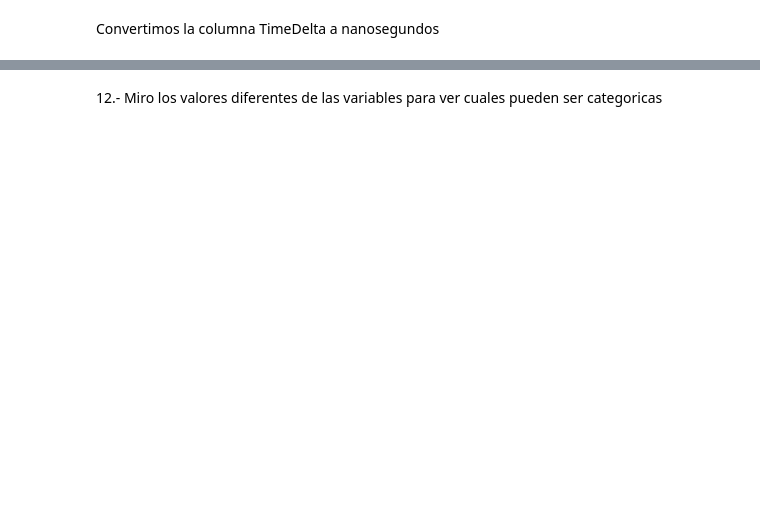
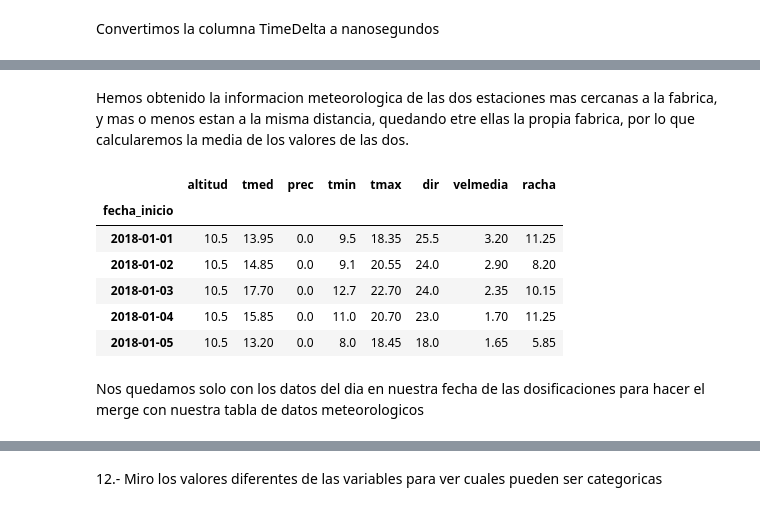
Before and after one commit to joseluiscasado/mcidaen_tfm, a Jupyter notebook: TFM_notebook.ipynb, the cells around one changed output, grey strips where cells are left out. Cells and saved outputs as stored; diff of their text form; code cells hidden in the pictures; blank space fills up the shorter version.

```diff
--- a/TFM_notebook.ipynb
+++ b/TFM_notebook.ipynb
@@ -287,0 +290,16 @@ memory usage: 33.7 MB
+# %% [markdown]
+Hemos obtenido la informacion meteorologica de las dos estaciones mas cercanas a la fabrica, y mas o menos estan a la misma distancia,
+quedando etre ellas la propia fabrica, por lo que calcularemos la media de los valores de las dos.
+# %%
+df_meteo_group = df_meteo.groupby(['fecha_inicio']).mean()
+df_meteo_group.head()
+# %% [output]
+|  | altitud | tmed | prec | tmin | tmax | dir | velmedia | racha |
+| fecha_inicio |  |  |  |  |  |  |  |  |
+| 2018-01-01 | 10.5 | 13.95 | 0.0 | 9.5 | 18.35 | 25.5 | 3.20 | 11.25 |
+| 2018-01-02 | 10.5 | 14.85 | 0.0 | 9.1 | 20.55 | 24.0 | 2.90 | 8.20 |
+| 2018-01-03 | 10.5 | 17.70 | 0.0 | 12.7 | 22.70 | 24.0 | 2.35 | 10.15 |
+| 2018-01-04 | 10.5 | 15.85 | 0.0 | 11.0 | 20.70 | 23.0 | 1.70 | 11.25 |
+| 2018-01-05 | 10.5 | 13.20 | 0.0 | 8.0 | 18.45 | 18.0 | 1.65 | 5.85 |
+# %% [markdown]
+Nos quedamos solo con los datos del dia en nuestra fecha de las dosificaciones para hacer el merge con nuestra tabla de datos meteorologicos
```
Also changed, not shown: parts of 20 cells of this notebook.
